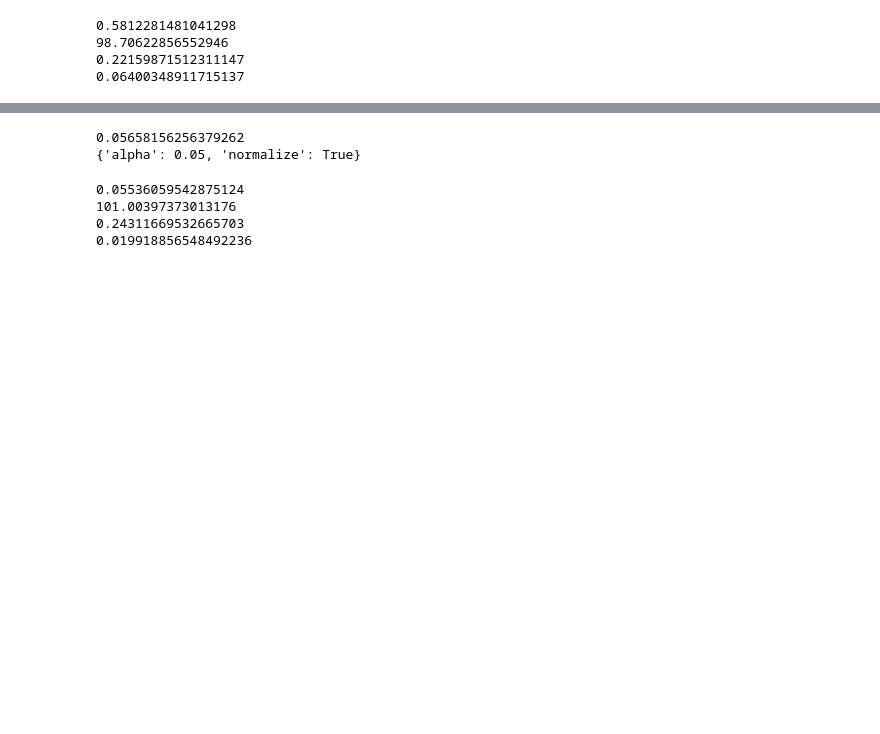
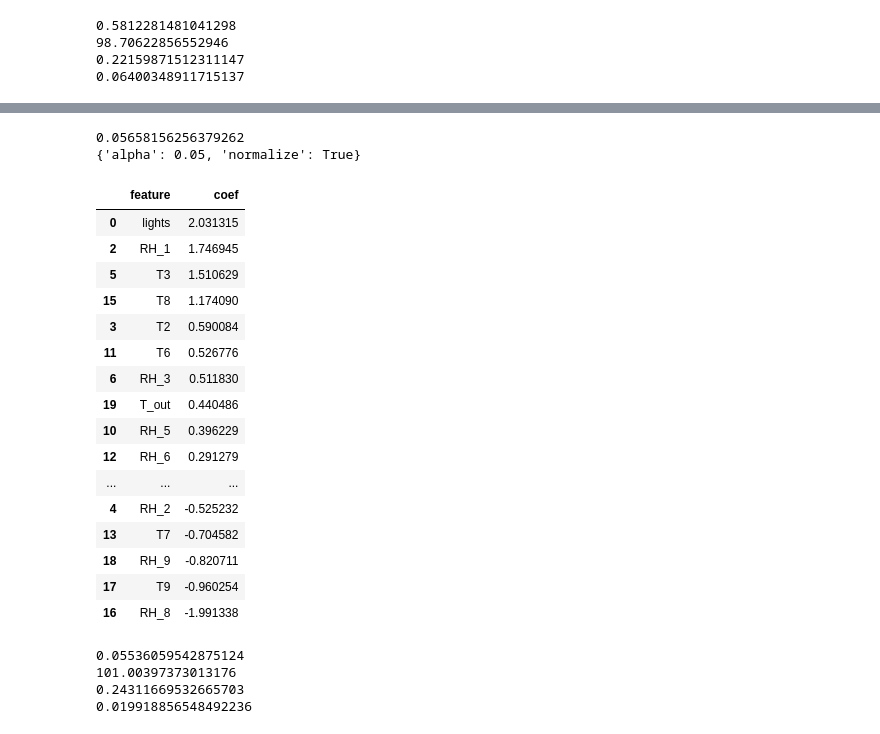
Before and after one commit to kparthan/electricity-usage-analysis, a Jupyter notebook: Linear Modelling Ridge Regression.ipynb, the cells around one changed output, grey strips where cells are left out. Saved outputs shown, nothing was run; the diff lists cells and outputs as text; code cells hidden in the pictures; blank space fills up the shorter version.

```diff
--- a/Linear Modelling Ridge Regression.ipynb
+++ b/Linear Modelling Ridge Regression.ipynb
@@ -195,10 +238,12 @@ print(r2_score(y, np.exp(predicted)))
 0.06400348911715137
 # %%
 %%time
+
+# 2. Box-Cox transformation of features
+
 excluded_cols = ['Appliances', 'Weekday', 'Hour']
-X, y = get_filtered_df(excluded_cols)
+X, y = get_filtered_df(df, excluded_cols)
 
-# Box-Cox transformation of features
 Xt, opt_lambda_dict = boxcox_transform_features(X, X.columns.tolist())
 yt, _, opt_lambda = boxcox_transform(y, subtract_min=0)
 opt_lambda_dict['Appliances'] = opt_lambda # Appliances > 0
@@ -211,9 +256,27 @@ Wall time: 498 ms
 # %%
 print(-grid_object.best_score_)
 print(grid_object.best_params_)
+pd.DataFrame.from_dict({'feature': Xt.columns.tolist(), 'coef': optimal_model.coef_}).sort_values('coef', ascending=False)
 # %% [output]
 0.05658156256379262
 {'alpha': 0.05, 'normalize': True}
+|  | feature | coef |
+| 0 | lights | 2.031315 |
+| 2 | RH_1 | 1.746945 |
+| 5 | T3 | 1.510629 |
+| 15 | T8 | 1.174090 |
+| 3 | T2 | 0.590084 |
+| 11 | T6 | 0.526776 |
+| 6 | RH_3 | 0.511830 |
+| 19 | T_out | 0.440486 |
+| 10 | RH_5 | 0.396229 |
+| 12 | RH_6 | 0.291279 |
+| ... | ... | ... |
+| 4 | RH_2 | -0.525232 |
+| 13 | T7 | -0.704582 |
+| 18 | RH_9 | -0.820711 |
+| 17 | T9 | -0.960254 |
+| 16 | RH_8 | -1.991338 |
 # %%
 # model evaluation
 predicted = optimal_model.predict(Xt)
```
Also changed, not shown: parts of 26 cells of this notebook, 1 other file.
